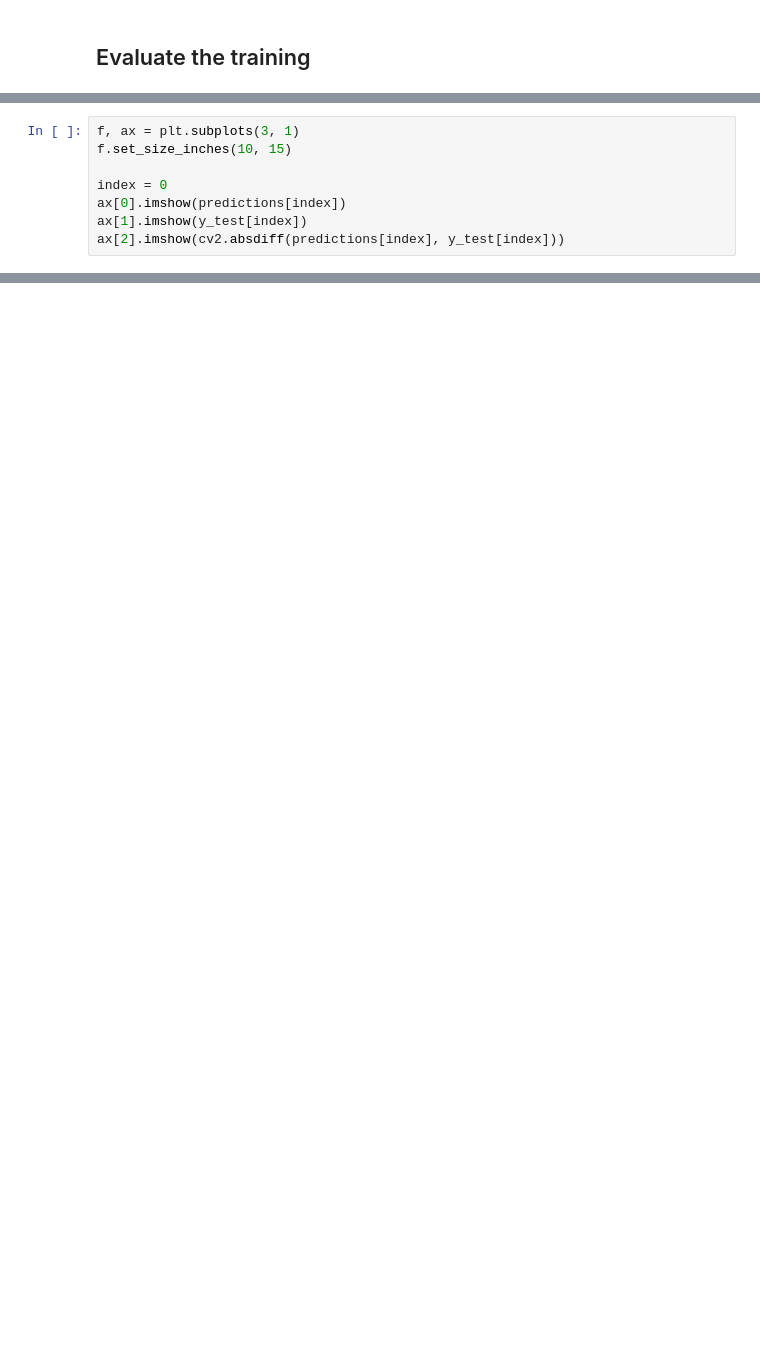
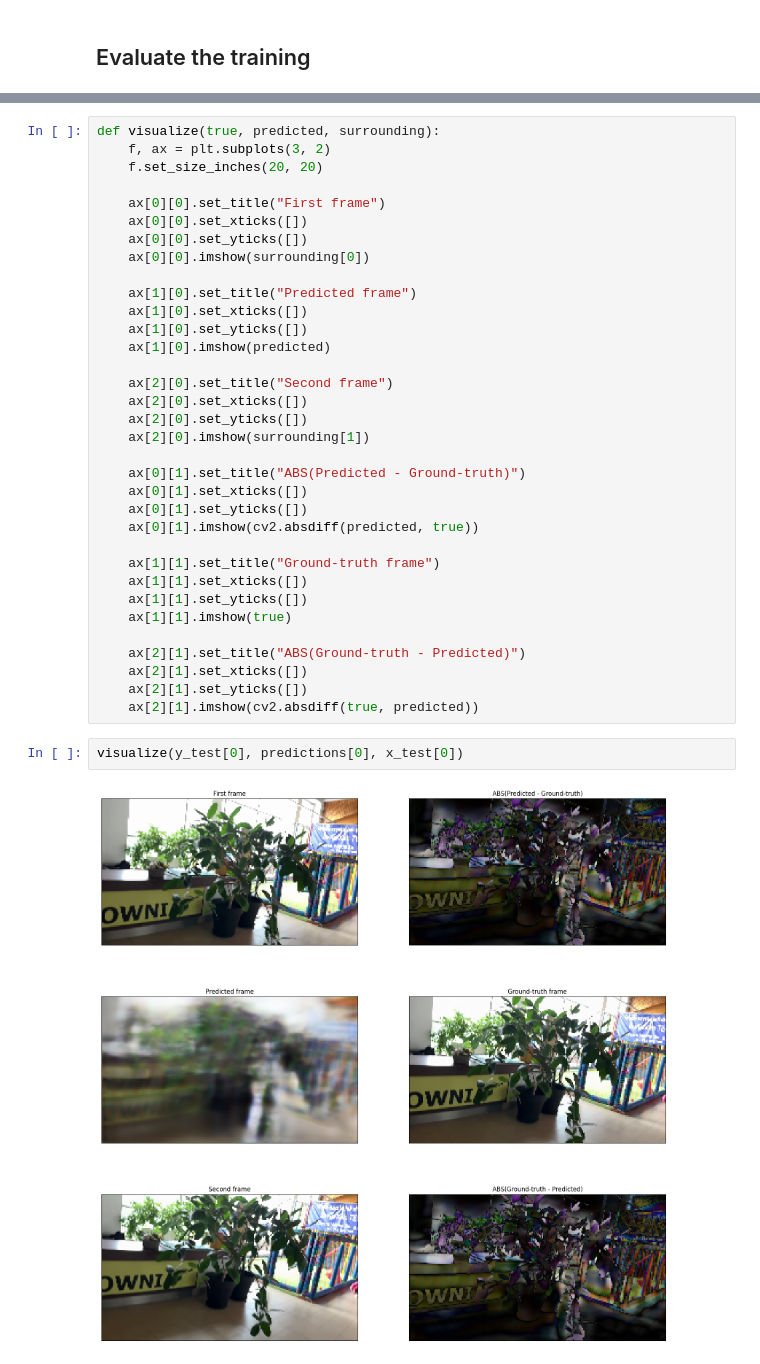
Before and after one commit to kbarszczak/Frame_booster, a Jupyter notebook: proof_of_concept/model_training.ipynb, the cells around one changed output, grey strips where cells are left out. Cells and saved outputs as stored; diff of their text form; blank space fills up the shorter version.

```diff
--- a/proof_of_concept/model_training.ipynb
+++ b/proof_of_concept/model_training.ipynb
@@ -404,8 +434,0 @@ Clipping input data to the valid range for imshow with RGB data ([0..1] for floa
-# %%
-f, ax = plt.subplots(3, 1)
-f.set_size_inches(10, 15)
-
-index = 0
-ax[0].imshow(predictions[index])
-ax[1].imshow(y_test[index])
-ax[2].imshow(cv2.absdiff(predictions[index], y_test[index]))
@@ -414,0 +435,38 @@ ax[2].imshow(cv2.absdiff(predictions[index], y_test[index]))
+# %%
+def visualize(true, predicted, surrounding):
+    f, ax = plt.subplots(3, 2)
+    f.set_size_inches(20, 20)
+
+    ax[0][0].set_title("First frame")
+    ax[0][0].set_xticks([])
+    ax[0][0].set_yticks([])
+    ax[0][0].imshow(surrounding[0])
+
+    ax[1][0].set_title("Predicted frame")
+    ax[1][0].set_xticks([])
+    ax[1][0].set_yticks([])
+    ax[1][0].imshow(predicted)
+
+    ax[2][0].set_title("Second frame")
+    ax[2][0].set_xticks([])
+    ax[2][0].set_yticks([])
+    ax[2][0].imshow(surrounding[1])
+
+    ax[0][1].set_title("ABS(Predicted - Ground-truth)")
+    ax[0][1].set_xticks([])
+    ax[0][1].set_yticks([])
+    ax[0][1].imshow(cv2.absdiff(predicted, true))
+
+    ax[1][1].set_title("Ground-truth frame")
+    ax[1][1].set_xticks([])
+    ax[1][1].set_yticks([])
+    ax[1][1].imshow(true)
+
+    ax[2][1].set_title("ABS(Ground-truth - Predicted)")
+    ax[2][1].set_xticks([])
+    ax[2][1].set_yticks([])
+    ax[2][1].imshow(cv2.absdiff(true, predicted))
+# %%
+visualize(y_test[0], predictions[0], x_test[0])
+# %% [output]
+[figure, added]
```
Also changed, not shown: parts of 16 cells of this notebook.
